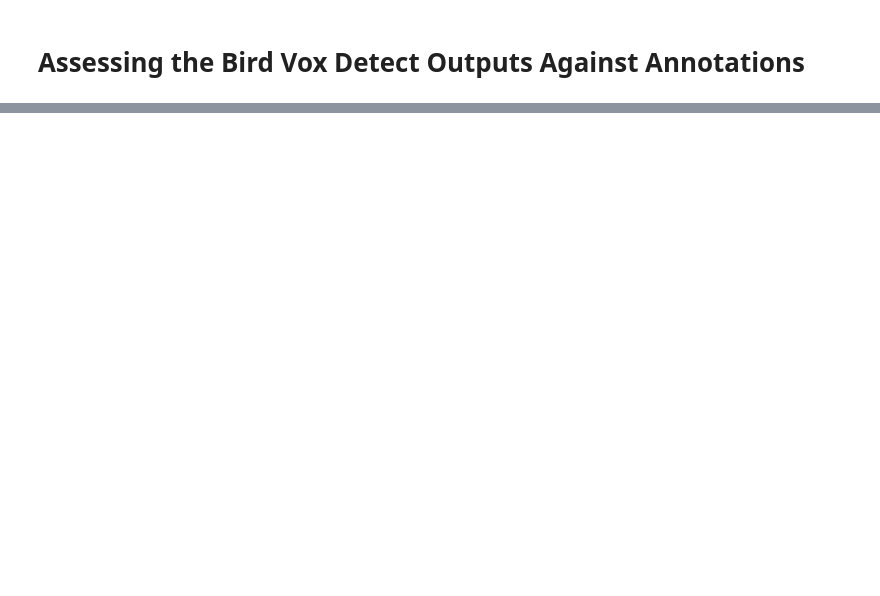
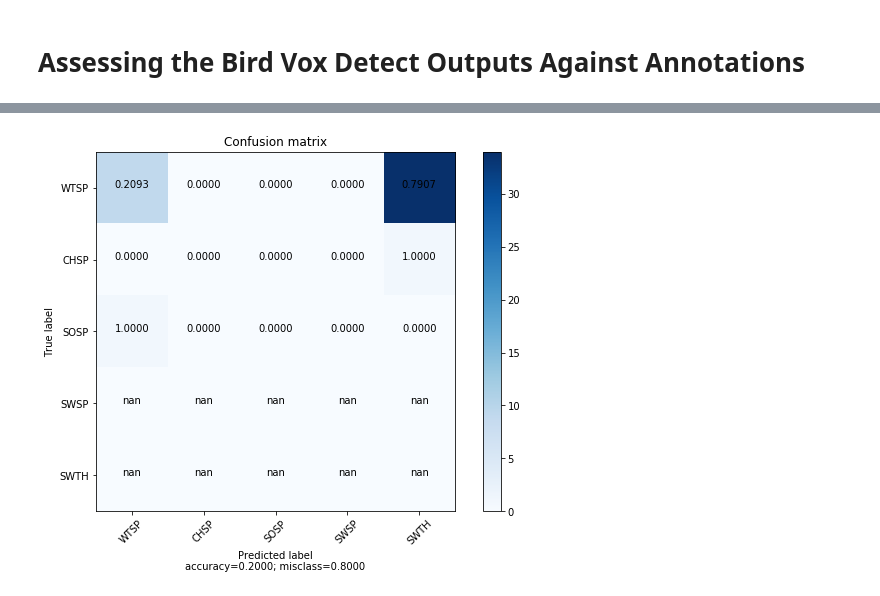
Before and after one commit to meiguan/urban_birds, a Jupyter notebook: model/assessing_bird_vox_detect_outputs.ipynb, the cells around one changed output, grey strips where cells are left out. Drawn from its saved outputs; the diff is of its cells as text; code cells hidden in the pictures; blank space fills up the shorter version.

```diff
--- a/model/assessing_bird_vox_detect_outputs.ipynb
+++ b/model/assessing_bird_vox_detect_outputs.ipynb
@@ -13,0 +149,2 @@ from envir import config
+# %%
+ann_short.loc[ann_short.annotated_species.isnull()] = 'None Detected'
@@ -13,0 +155,4 @@ from envir import config
+# %%
+bvox_ann = all_bvox.merge(ann_short,left_on =['sensor_id', 'unixtime'],
+                          right_on =['sensor_id', 'unixtime'], how='inner')
+bvox_ann.drop(columns = ['index', 'Time (hh:mm:ss)'], inplace=True)
@@ -13,0 +189,7 @@ from envir import config
+# %%
+y_true = bvox_ann.annotated_species
+y_pred = bvox_ann.bvox_species_4_letter_code
+classes = bvox_ann.annotated_species.unique()
+# %%
+cm = confusion_matrix(y_true, y_pred, labels = classes)
+cm
@@ -13,0 +300,5 @@ from envir import config
+# %%
+plot_confusion_matrix(cm=cm,
+                     target_names=classes)
+# %% [output]
+[figure, added]
```
Also changed, not shown: parts of 35 cells of this notebook.
